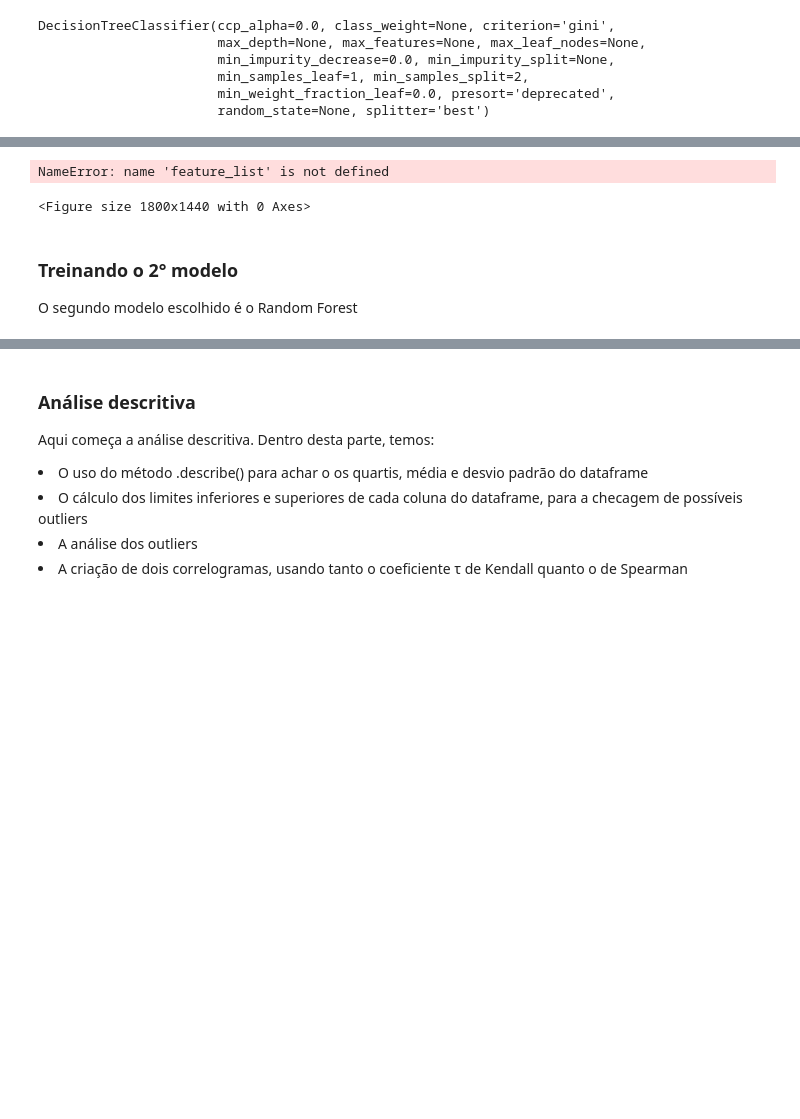
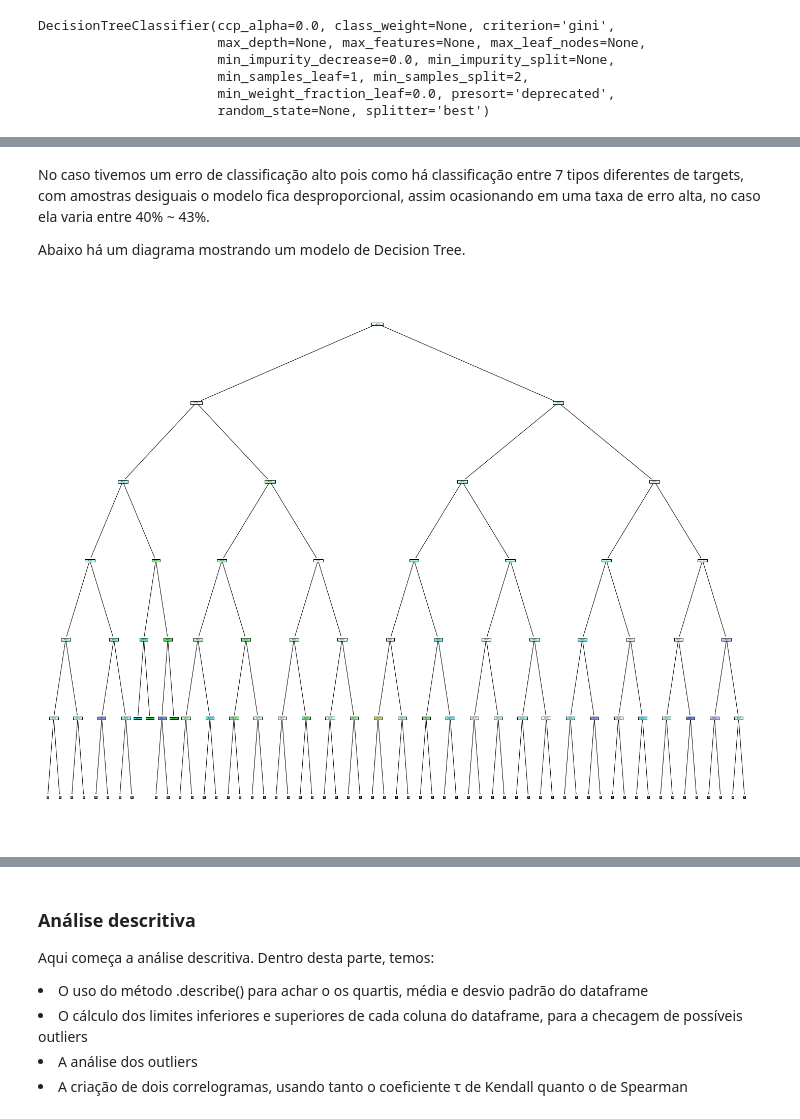
Before and after one commit to CEODINIZ/P2_CDados_2020.2, a Jupyter notebook: projeto 2.1/P2_v2_2020.ipynb, the cells around one changed output, grey strips where cells are left out. Drawn from its saved outputs; the diff is of its cells as text; code cells hidden in the pictures; blank space fills up the shorter version.

```diff
--- a/projeto 2.1/P2_v2_2020.ipynb
+++ b/projeto 2.1/P2_v2_2020.ipynb
@@ -138,6 +136,8 @@ target = data["quality"]
 
 features = data.drop("quality", axis = 1)
 
+feature_list = list(features.columns)
+
 print(target.shape)
 print(features.shape)
 # %% [output]
@@ -185,9 +187,9 @@ Erro de classificação:  41.94871794871795 %
+# %% [markdown]
+No caso tivemos um erro de classificação alto pois como há classificação entre 7 tipos diferentes de targets, com amostras desiguais o modelo fica desproporcional, assim ocasionando em uma taxa de erro alta, no caso ela varia entre 40% ~ 43%.
+
+Abaixo há um diagrama mostrando um modelo de Decision Tree.
 # %%
 fig = plt.figure(figsize=(25,20))
-_ = tree.plot_tree(clf, feature_names=feature_list, filled=True)
+_ = tree.plot_tree(clf, feature_names=feature_list, filled=True, max_depth=5)
 # %% [output]
-NameError: name 'feature_list' is not defined
-<Figure size 1800x1440 with 0 Axes>
+[figure, added]
-# %% [markdown]
-### Treinando o 2° modelo
-O segundo modelo escolhido é o Random Forest
```
Also changed, not shown: parts of 20 cells of this notebook.
